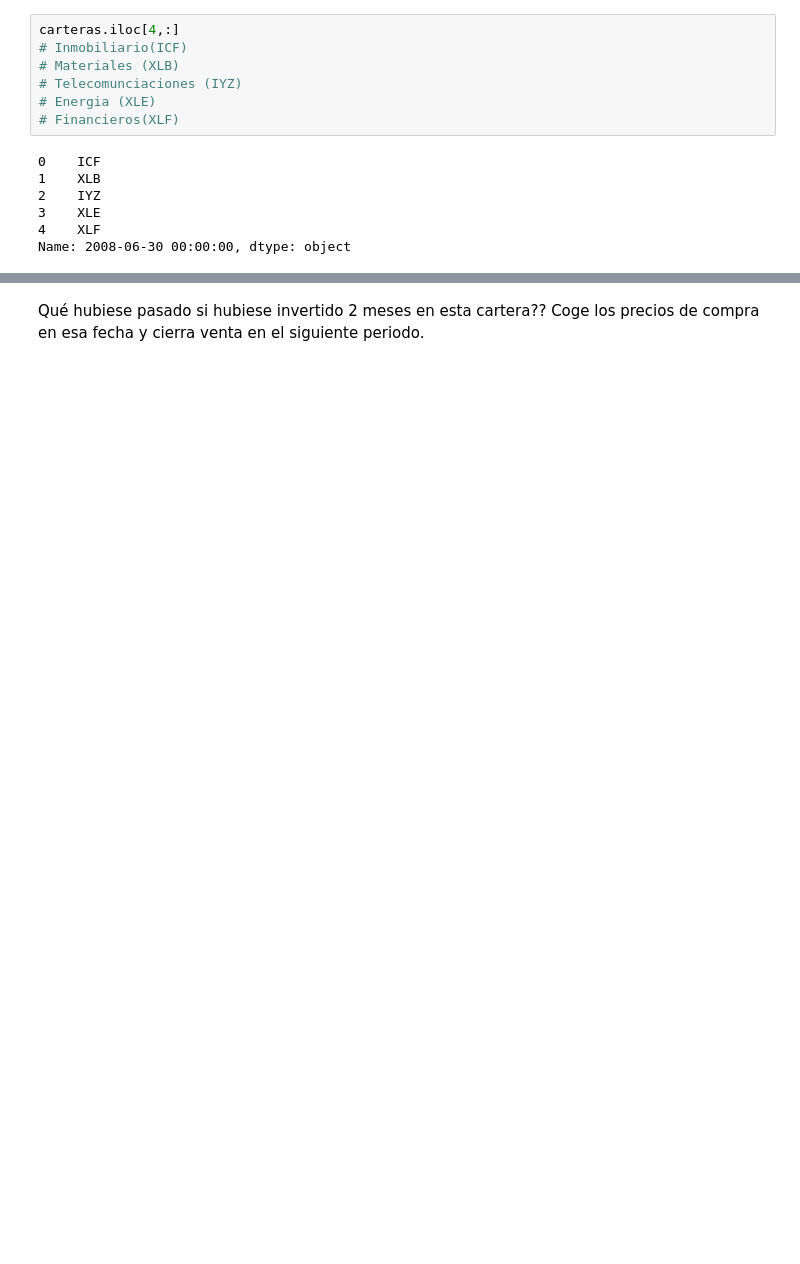
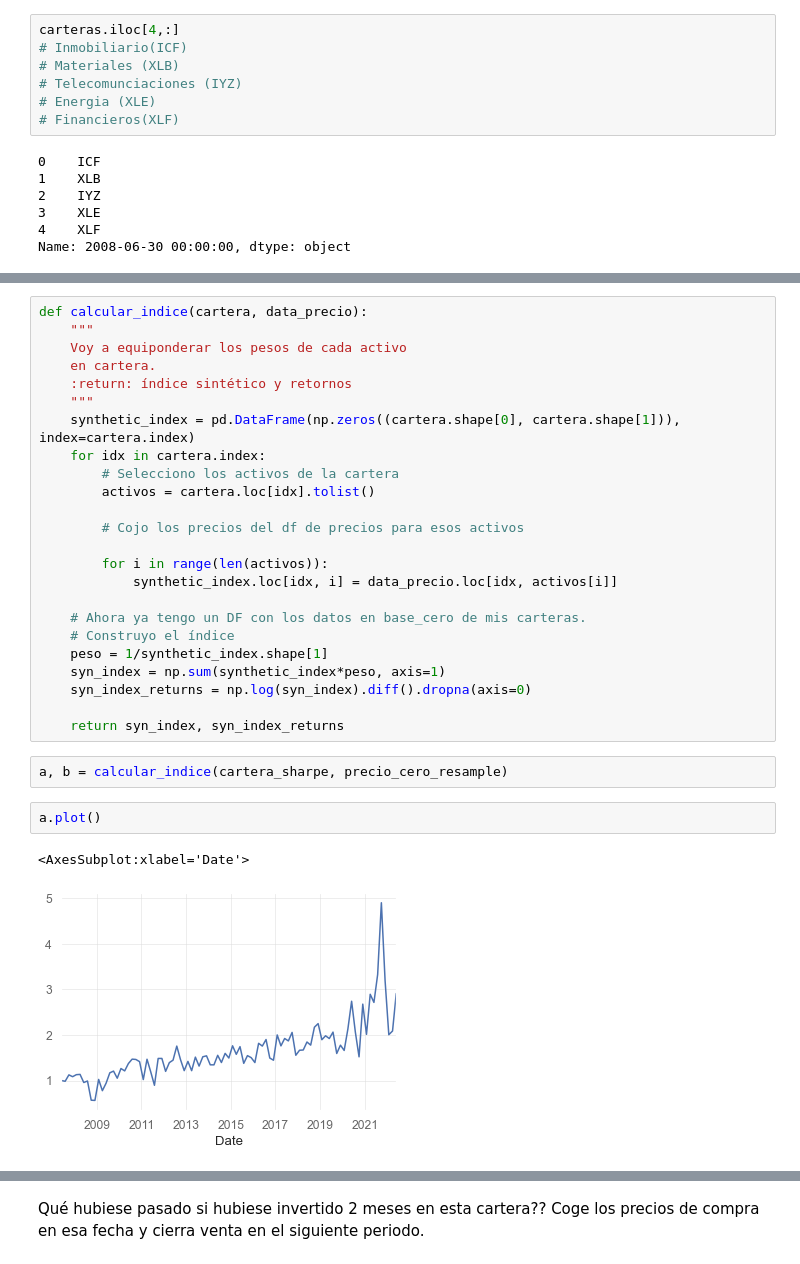
Before and after one commit to NicoGuillen/Backtest, a Jupyter notebook: Quant_Features.ipynb, the cells around one changed output, grey strips where cells are left out. Cells and saved outputs as stored; diff of their text form; blank space fills up the shorter version.

```diff
--- a/Quant_Features.ipynb
+++ b/Quant_Features.ipynb
@@ -1250,0 +1414,31 @@ Name: 2008-06-30 00:00:00, dtype: object
+# %%
+def calcular_indice(cartera, data_precio):
+    """
+    Voy a equiponderar los pesos de cada activo
+    en cartera.
+    :return: índice sintético y retornos
+    """
+    synthetic_index = pd.DataFrame(np.zeros((cartera.shape[0], cartera.shape[1])), index=cartera.index)
+    for idx in cartera.index:
+        # Selecciono los activos de la cartera
+        activos = cartera.loc[idx].tolist()
+
+        # Cojo los precios del df de precios para esos activos
+
+        for i in range(len(activos)):
+            synthetic_index.loc[idx, i] = data_precio.loc[idx, activos[i]]
+
+    # Ahora ya tengo un DF con los datos en base_cero de mis carteras.
+    # Construyo el índice
+    peso = 1/synthetic_index.shape[1]
+    syn_index = np.sum(synthetic_index*peso, axis=1)
+    syn_index_returns = np.log(syn_index).diff().dropna(axis=0)
+
+    return syn_index, syn_index_returns
+# %%
+a, b = calcular_indice(cartera_sharpe, precio_cero_resample)
+# %%
+a.plot()
+# %% [output]
+<AxesSubplot:xlabel='Date'>
+[figure, added]
```
Also changed, not shown: parts of 121 cells of this notebook, 1 other file.
